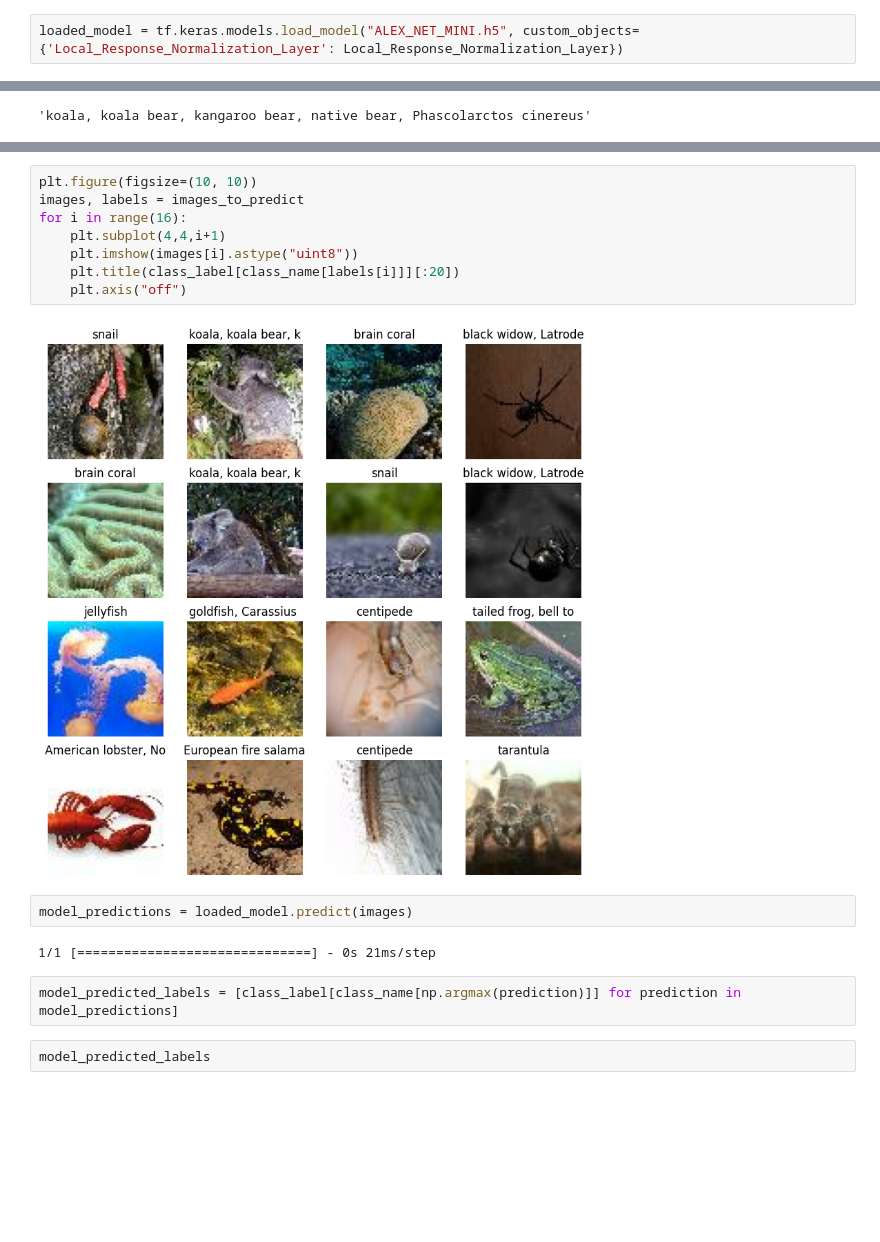
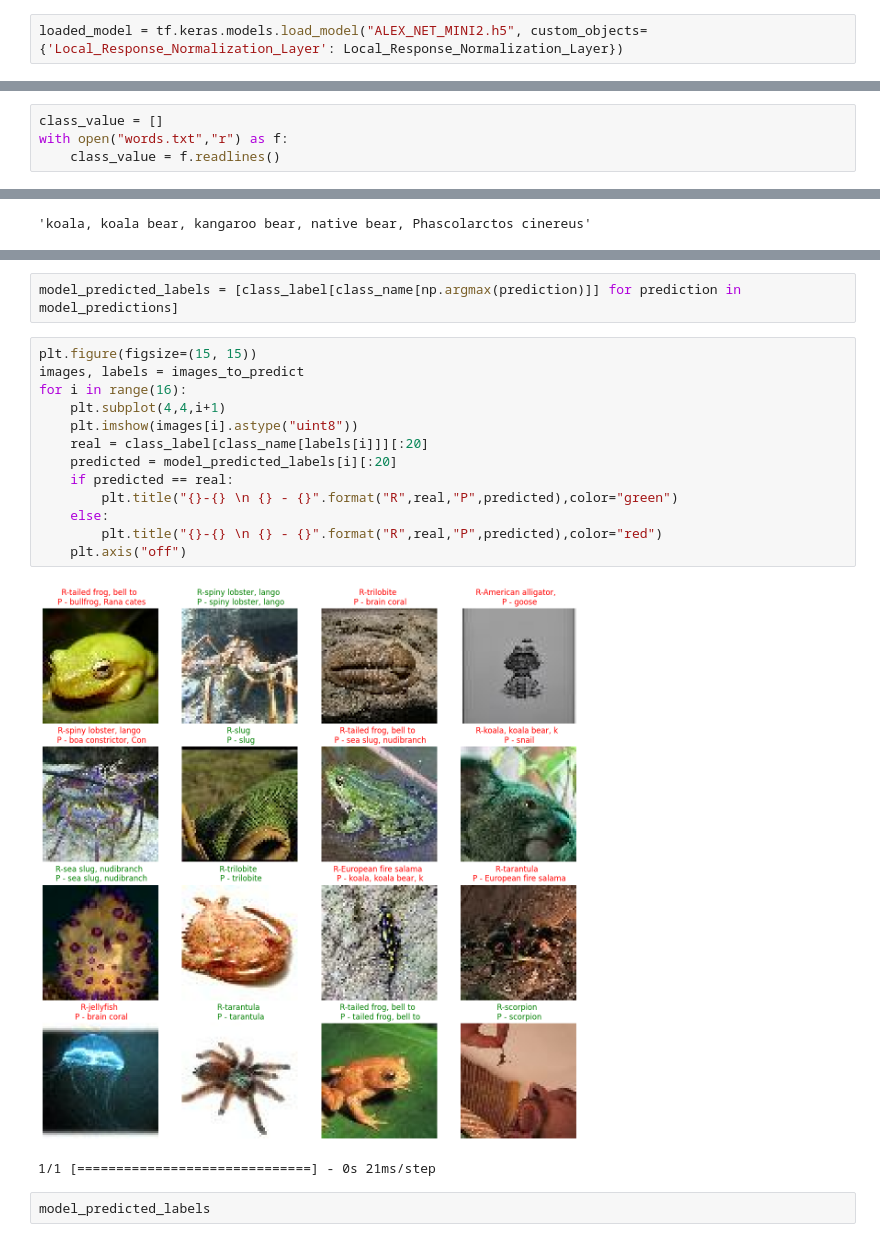
Before and after one commit to codeflamer/AlexNet-Code-Implementation, a Jupyter notebook: Image Net Code Implementation.ipynb, the cells around one changed output, grey strips where cells are left out. Saved outputs shown, nothing was run; the diff lists cells and outputs as text; blank space fills up the shorter version.

```diff
--- a/Image Net Code Implementation.ipynb
+++ b/Image Net Code Implementation.ipynb
@@ -282,7 +282,7 @@ hist.history
 # %%
 ALEXNET_MINI.save("ALEX_NET_MINI.h5")
 # %%
-loaded_model = tf.keras.models.load_model("ALEX_NET_MINI.h5", custom_objects={'Local_Response_Normalization_Layer': Local_Response_Normalization_Layer})
+loaded_model = tf.keras.models.load_model("ALEX_NET_MINI2.h5", custom_objects={'Local_Response_Normalization_Layer': Local_Response_Normalization_Layer})
 # %% [markdown]
 ## New Save
 # %%
@@ -291,3 +295,7 @@ ALEXNET_MINI.save("ALEX_NET_MINI2.h5")
 # Inference
 # %% [markdown]
 # Single Prediction
+# %%
+class_value = []
+with open("words.txt","r") as f:
+    class_value = f.readlines()
@@ -323,19 +359,23 @@ class_label[class_name[labels[1]]][]
+# %%
+model_predicted_labels = [class_label[class_name[np.argmax(prediction)]] for prediction in model_predictions]
 # %%
-plt.figure(figsize=(10, 10))
+plt.figure(figsize=(15, 15))
 images, labels = images_to_predict
 for i in range(16):
     plt.subplot(4,4,i+1)
     plt.imshow(images[i].astype("uint8"))
-    plt.title(class_label[class_name[labels[i]]][:20])
+    real = class_label[class_name[labels[i]]][:20]
+    predicted = model_predicted_labels[i][:20]
+    if predicted == real:
+        plt.title("{}-{} \n {} - {}".format("R",real,"P",predicted),color="green")
+    else:
+        plt.title("{}-{} \n {} - {}".format("R",real,"P",predicted),color="red")
     plt.axis("off")
 # %% [output]
-[figure, old version]
+[figure, new version]
 # %%
-model_predictions = loaded_model.predict(images)
 # %% [output]
 1/1 [==============================] - 0s 21ms/step
-# %%
-model_predicted_labels = [class_label[class_name[np.argmax(prediction)]] for prediction in model_predictions]
 # %%
 model_predicted_labels
 # %% [output]
```
Also changed, not shown: parts of 7 cells of this notebook, 5 other files.
